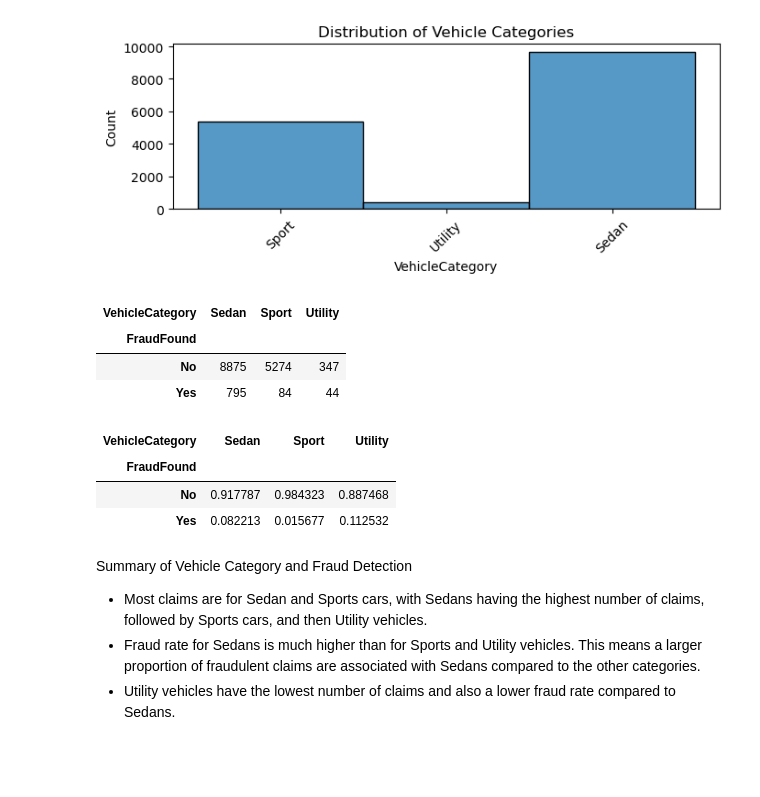
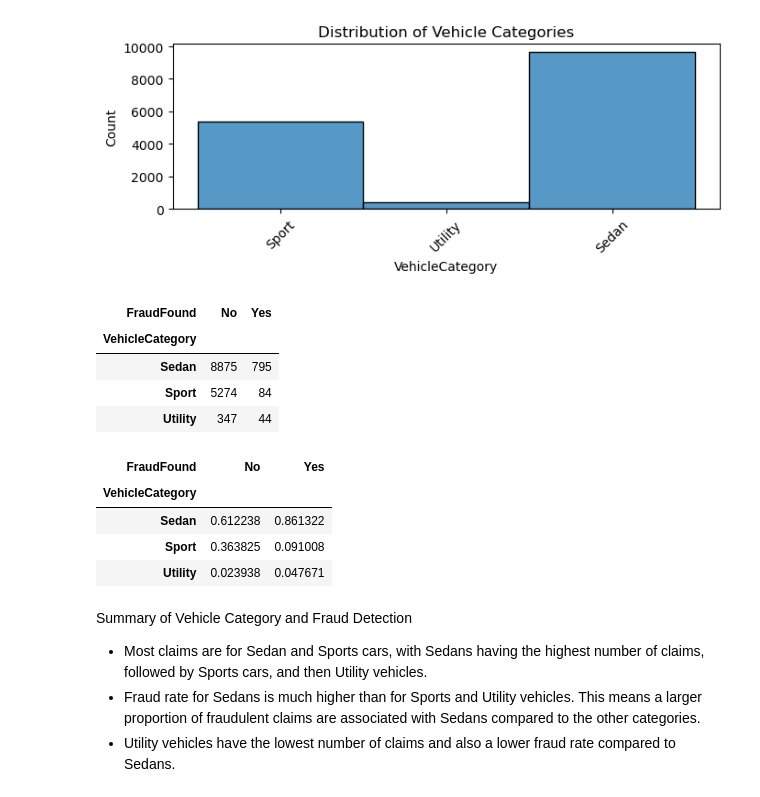
Before and after one commit to fatinshariff/auto-insurance-fraud-detection, a Jupyter notebook: 01_data_exploration.ipynb, the cells around one changed output. Drawn from its saved outputs; the diff is of its cells as text; code cells hidden in the pictures; blank space fills up the shorter version.

```diff
--- a/01_data_exploration.ipynb
+++ b/01_data_exploration.ipynb
@@ -341,21 +359,23 @@ plt.show()
 # %% [output]
 [figure]
 # %%
-table = df.groupby('FraudFound')['VehicleCategory'].value_counts().unstack()
+table = df.groupby('VehicleCategory')['FraudFound'].value_counts().unstack()
 percent_table = table.apply(lambda x: x / x.sum(), axis=0)
 table
 # %% [output]
-| VehicleCategory | Sedan | Sport | Utility |
-| FraudFound |  |  |  |
-| No | 8875 | 5274 | 347 |
-| Yes | 795 | 84 | 44 |
+| FraudFound | No | Yes |
+| VehicleCategory |  |  |
+| Sedan | 8875 | 795 |
+| Sport | 5274 | 84 |
+| Utility | 347 | 44 |
 # %%
 percent_table
 # %% [output]
-| VehicleCategory | Sedan | Sport | Utility |
-| FraudFound |  |  |  |
-| No | 0.917787 | 0.984323 | 0.887468 |
-| Yes | 0.082213 | 0.015677 | 0.112532 |
+| FraudFound | No | Yes |
+| VehicleCategory |  |  |
+| Sedan | 0.612238 | 0.861322 |
+| Sport | 0.363825 | 0.091008 |
+| Utility | 0.023938 | 0.047671 |
 # %% [markdown]
 Summary of Vehicle Category and Fraud Detection
 
```
Also changed, not shown: parts of 8 cells of this notebook, 1 other file.
